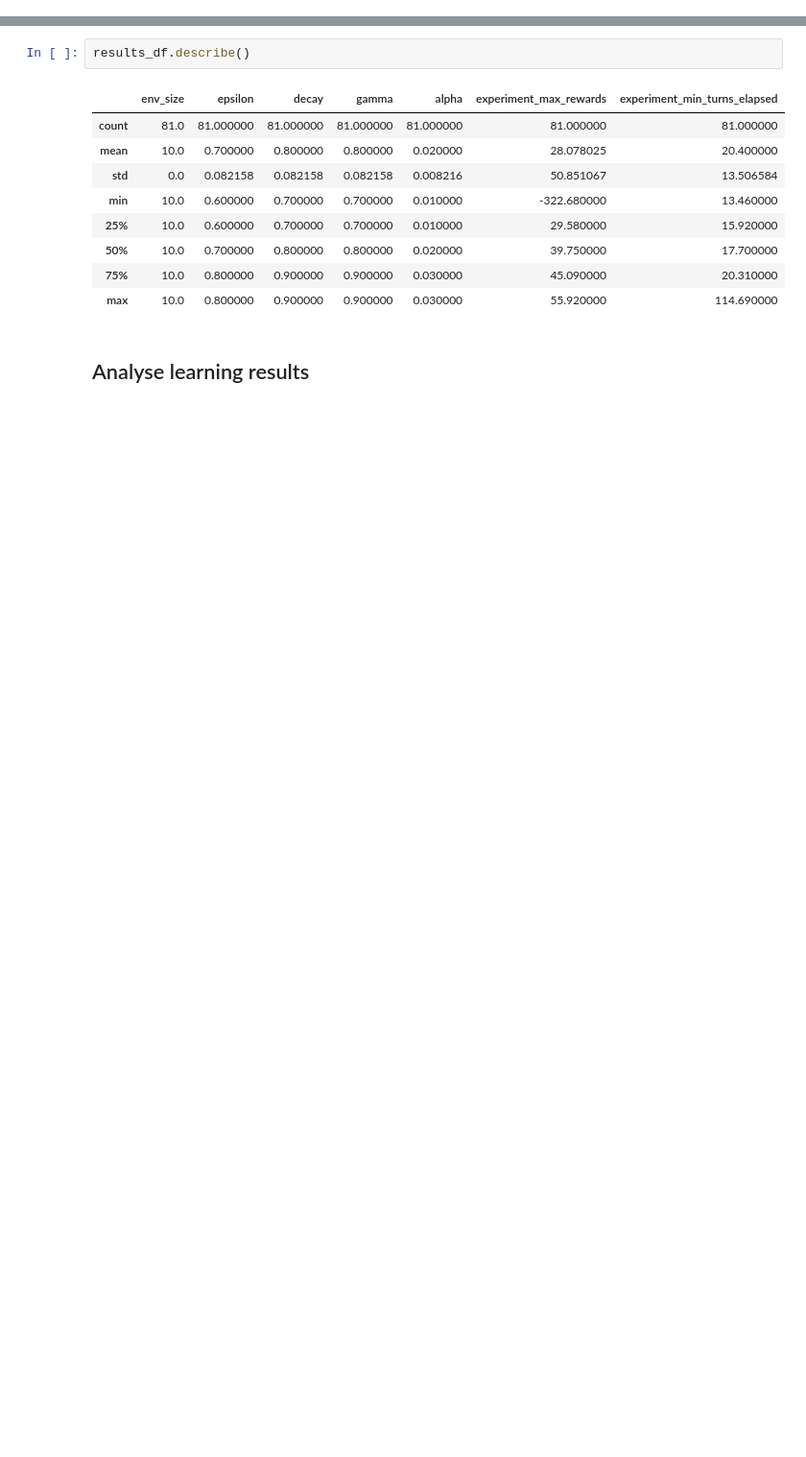
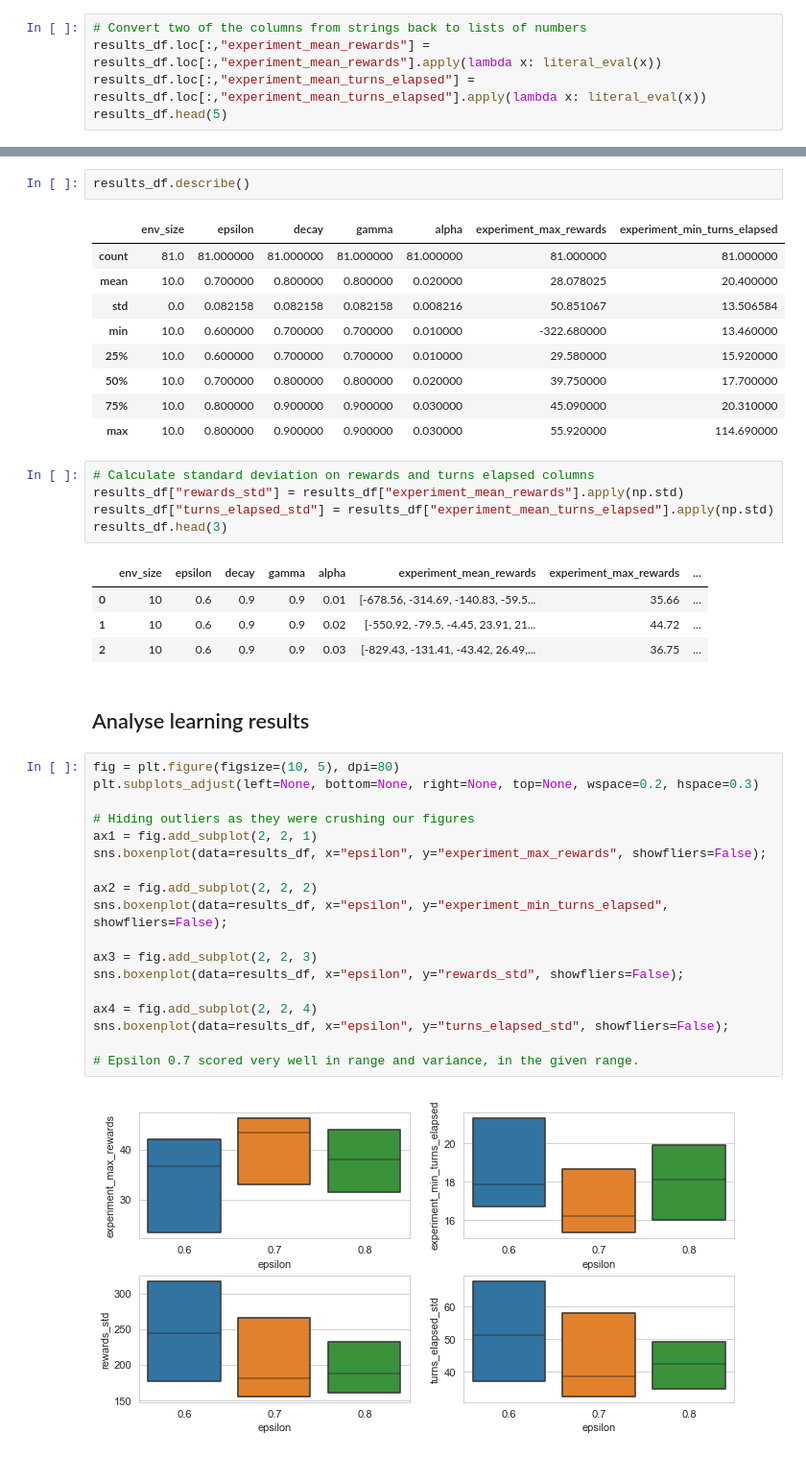
Before and after one commit to feiphoon/inm707-task2, a Jupyter notebook: src/maze/qlearning_analysis.ipynb, the cells around one changed output, grey strips where cells are left out. Shown: that part at 96% size. Drawn from its saved outputs; the diff is of its cells as text; blank space fills up the shorter version.

```diff
--- a/src/maze/qlearning_analysis.ipynb
+++ b/src/maze/qlearning_analysis.ipynb
@@ -24,0 +33,5 @@ results_df = results_df[results_df["env_size"]==10]
+# %%
+# Convert two of the columns from strings back to lists of numbers
+results_df.loc[:,"experiment_mean_rewards"] = results_df.loc[:,"experiment_mean_rewards"].apply(lambda x: literal_eval(x))
+results_df.loc[:,"experiment_mean_turns_elapsed"] = results_df.loc[:,"experiment_mean_turns_elapsed"].apply(lambda x: literal_eval(x))
+results_df.head(5)
@@ -34,5 +54,35 @@ results_df.describe()
 | 50% | 10.0 | 0.700000 | 0.800000 | 0.800000 | 0.020000 | 39.750000 | 17.700000 |
 | 75% | 10.0 | 0.800000 | 0.900000 | 0.900000 | 0.030000 | 45.090000 | 20.310000 |
 | max | 10.0 | 0.800000 | 0.900000 | 0.900000 | 0.030000 | 55.920000 | 114.690000 |
+# %%
+# Calculate standard deviation on rewards and turns elapsed columns
+results_df["rewards_std"] = results_df["experiment_mean_rewards"].apply(np.std)
+results_df["turns_elapsed_std"] = results_df["experiment_mean_turns_elapsed"].apply(np.std)
+results_df.head(3)
+# %% [output]
+|  | env_size | epsilon | decay | gamma | alpha | experiment_mean_rewards | experiment_max_rewards | ... |
+| 0 | 10 | 0.6 | 0.9 | 0.9 | 0.01 | [-678.56, -314.69, -140.83, -59.5... | 35.66 | ... |
+| 1 | 10 | 0.6 | 0.9 | 0.9 | 0.02 | [-550.92, -79.5, -4.45, 23.91, 21... | 44.72 | ... |
+| 2 | 10 | 0.6 | 0.9 | 0.9 | 0.03 | [-829.43, -131.41, -43.42, 26.49,... | 36.75 | ... |
 # %% [markdown]
 ## Analyse learning results
+# %%
+fig = plt.figure(figsize=(10, 5), dpi=80)
+plt.subplots_adjust(left=None, bottom=None, right=None, top=None, wspace=0.2, hspace=0.3)
+
+# Hiding outliers as they were crushing our figures
+ax1 = fig.add_subplot(2, 2, 1)
+sns.boxenplot(data=results_df, x="epsilon", y="experiment_max_rewards", showfliers=False);
+
+ax2 = fig.add_subplot(2, 2, 2)
+sns.boxenplot(data=results_df, x="epsilon", y="experiment_min_turns_elapsed", showfliers=False);
+
+ax3 = fig.add_subplot(2, 2, 3)
+sns.boxenplot(data=results_df, x="epsilon", y="rewards_std", showfliers=False);
+
+ax4 = fig.add_subplot(2, 2, 4)
+sns.boxenplot(data=results_df, x="epsilon", y="turns_elapsed_std", showfliers=False);
+
+# Epsilon 0.7 scored very well in range and variance, in the given range.
+# %% [output]
+[figure, added]
```
Also changed, not shown: parts of 10 cells of this notebook.
